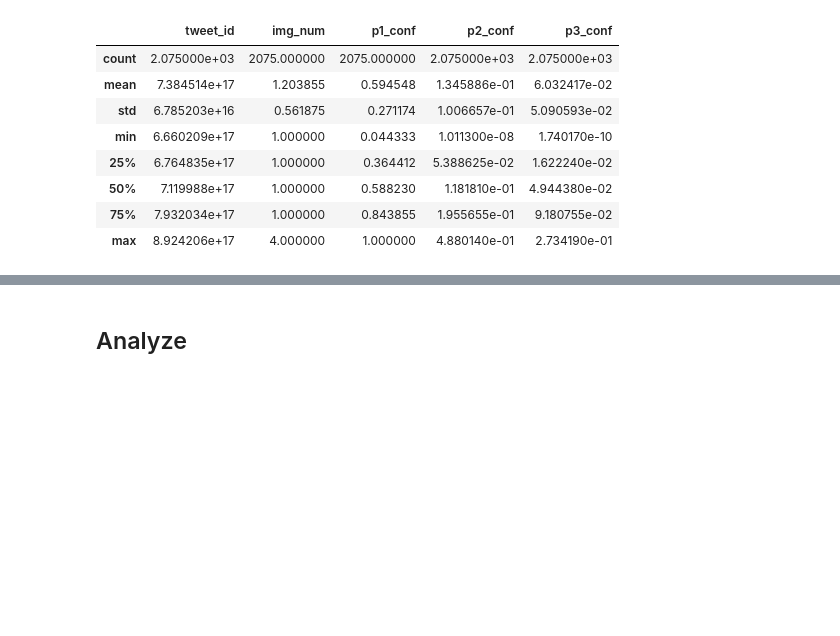
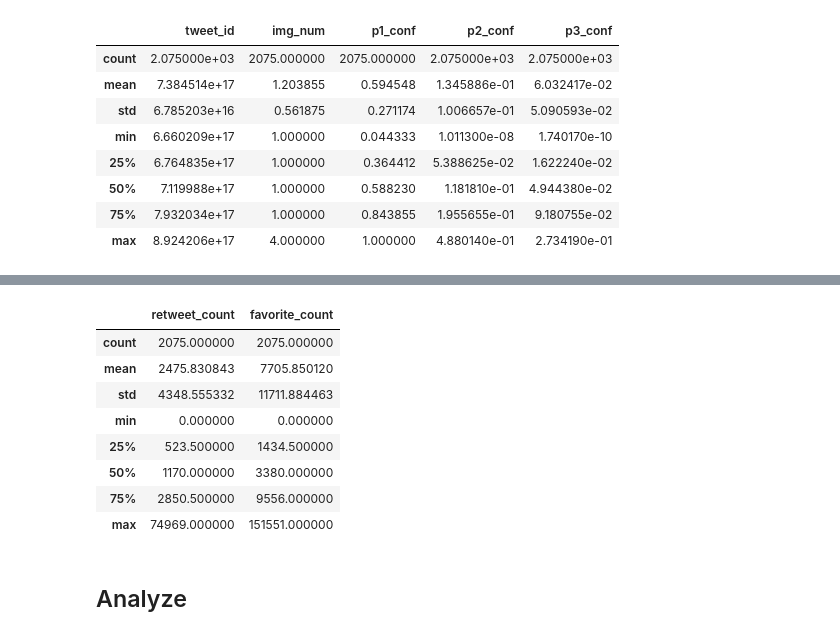
Before and after one commit to Simonmaignan/udacity-data-analysis, a Jupyter notebook: project-wrangle-tweets/wrangle_act.ipynb, the cells around one changed output, grey strips where cells are left out. Saved outputs shown, nothing was run; the diff lists cells and outputs as text; code cells hidden in the pictures; blank space fills up the shorter version.

```diff
--- a/project-wrangle-tweets/wrangle_act.ipynb
+++ b/project-wrangle-tweets/wrangle_act.ipynb
@@ -289,0 +393,2 @@ Name: p1, Length: 378, dtype: int64
+# %%
+df_twitter_archive_clean.drop(columns=['doggo', 'pupper', 'puppo'], inplace=True)
@@ -289,0 +430,3 @@ Name: p1, Length: 378, dtype: int64
+# %%
+df_twitter_archive_clean.retweet_count.fillna(0, inplace=True)
+df_twitter_archive_clean.favorite_count.fillna(0, inplace=True)
@@ -290,2 +455,14 @@ Name: p1, Length: 378, dtype: int64
+# %%
+df_twitter_archive_clean[['retweet_count', 'favorite_count']].describe()
+# %% [output]
+|  | retweet_count | favorite_count |
+| count | 2075.000000 | 2075.000000 |
+| mean | 2475.830843 | 7705.850120 |
+| std | 4348.555332 | 11711.884463 |
+| min | 0.000000 | 0.000000 |
+| 25% | 523.500000 | 1434.500000 |
+| 50% | 1170.000000 | 3380.000000 |
+| 75% | 2850.500000 | 9556.000000 |
+| max | 74969.000000 | 151551.000000 |
 # %% [markdown]
 ## Analyze
```
Also changed, not shown: parts of 22 cells of this notebook.
